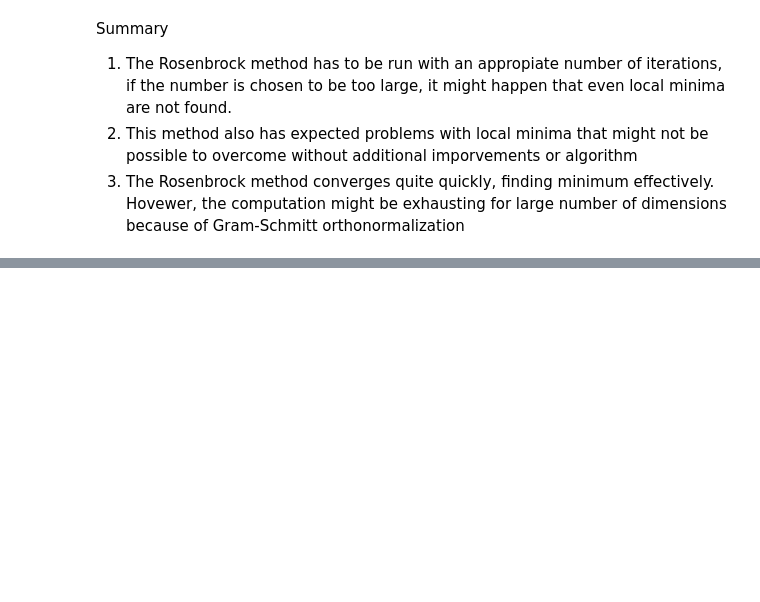
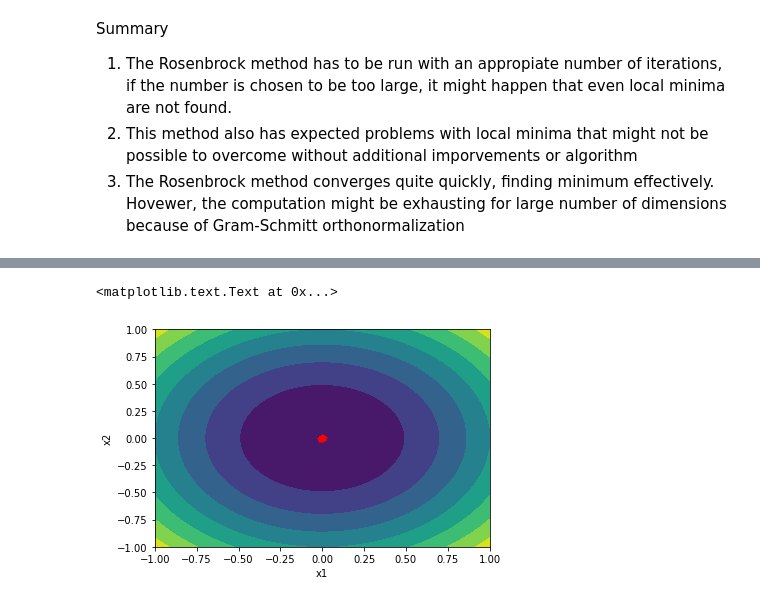
Before and after one commit to LemurPwned/Fundamentals-of-optimization, a Jupyter notebook: Rosenbrock method.ipynb, the cells around one changed output, grey strips where cells are left out. Drawn from its saved outputs; the diff is of its cells as text; code cells hidden in the pictures; blank space fills up the shorter version.

```diff
--- a/Rosenbrock method.ipynb
+++ b/Rosenbrock method.ipynb
@@ -240,0 +261,17 @@ Summary
+# %%
+def function(x1, x2):
+    return (-1)*np.sin(np.pi*(np.sqrt((x1/np.pi)**2 + (x2/np.pi)**2)))\
+            /(np.pi*np.sqrt((x1/np.pi)**2 + (x2/np.pi)**2))
+x1 = np.linspace(-1,1, 200)
+x2 = np.linspace(-1,1, 200)
+x1v, x2v = np.meshgrid(x1, x2)
+z = function(x1v, x2v)
+plt.contourf(x1v,x2v,z)
+x1s = [point[0] for point in minima]
+x2s = [point[1] for point in minima]
+plt.plot(x1s, x2s, 'r*')
+plt.xlabel('x1')
+plt.ylabel('x2')
+# %% [output]
+<matplotlib.text.Text at 0x...>
+[figure, added]
```
Also changed, not shown: parts of 3 cells of this notebook, 2 other files.
